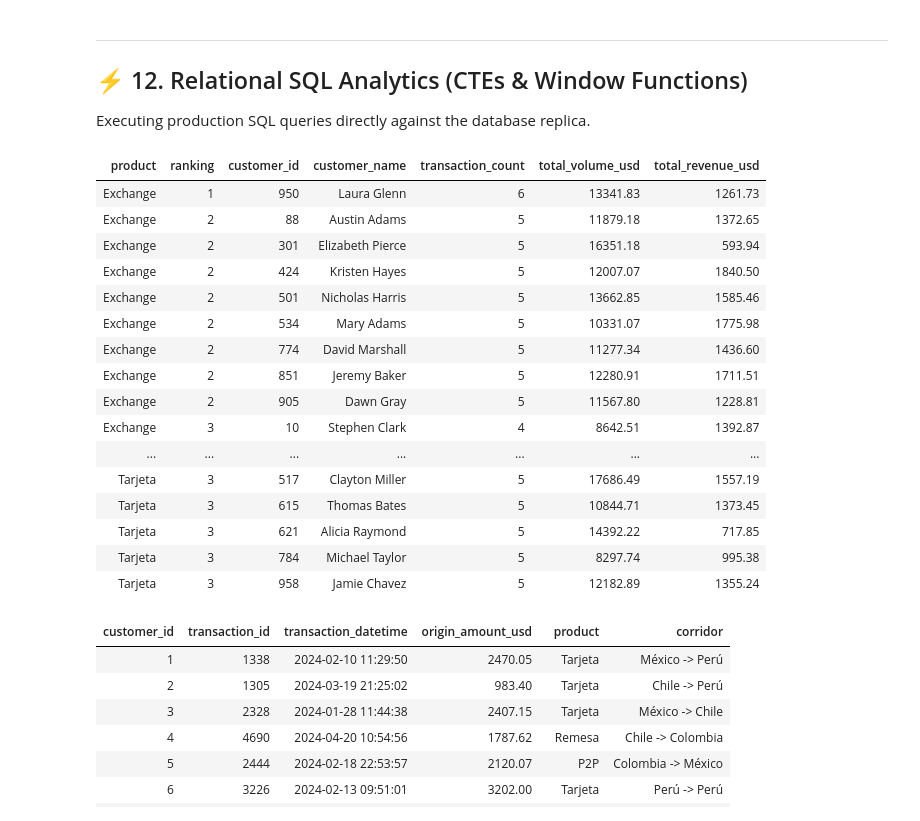
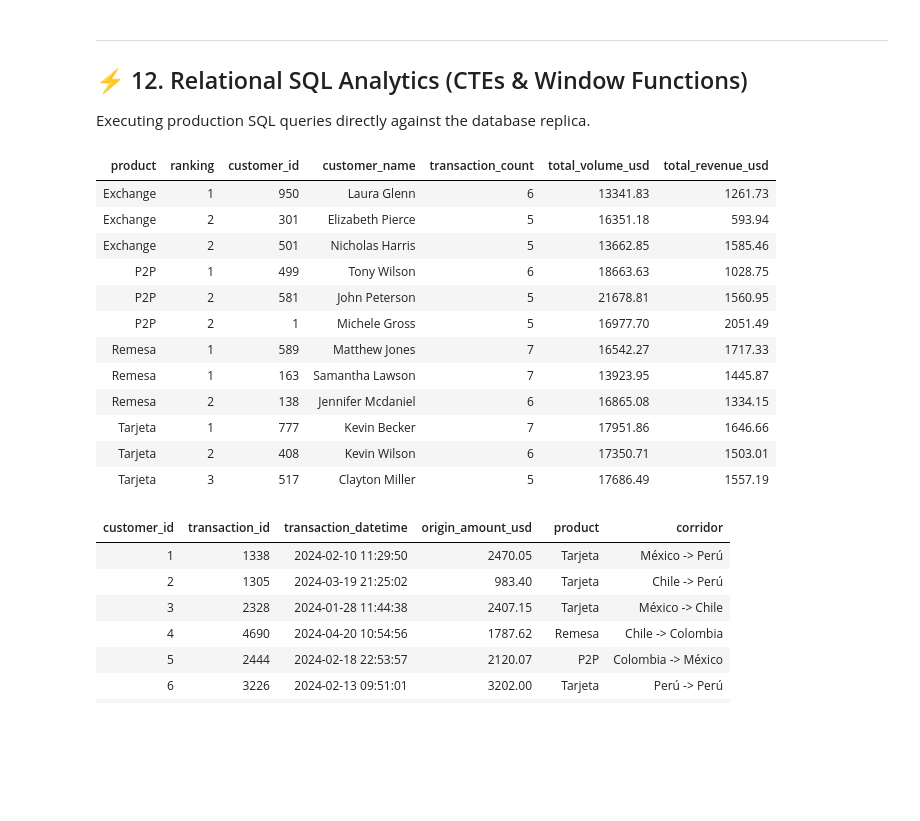
Before and after one commit to Nicocarello/neobank-data-ai, a Jupyter notebook: eda_neobank_analytics.ipynb, the cells around one changed output. Saved outputs shown, nothing was run; the diff lists cells and outputs as text; code cells hidden in the pictures; blank space fills up the shorter version.

Commit message:
fix: minimize top customers SQL output to 3 per product ordered by ranking and volume

```diff
--- a/eda_neobank_analytics.ipynb
+++ b/eda_neobank_analytics.ipynb
@@ -515,55 +515,55 @@ Inactive Customers (0 Txns): 11 (1.10%)
 ## ⚡ 12. Relational SQL Analytics (CTEs & Window Functions)
 Executing production SQL queries directly against the database replica.
 # %%
--- Top 3 customers with most transactions by product using DENSE_RANK()
+-- Top 3 customers with most transactions by product (ordered by ranking and volume)
 q3_sql = """
 WITH ranked_customers AS (
     SELECT
         t.product,
         c.customer_id,
         c.name || ' ' || c.last_name AS customer_name,
         COUNT(t.transaction_id) AS transaction_count,
         ROUND(SUM(t.origin_amount_usd), 2) AS total_volume_usd,
         ROUND(SUM(t.revenue), 2) AS total_revenue_usd,
         DENSE_RANK() OVER (
             PARTITION BY t.product
             ORDER BY COUNT(t.transaction_id) DESC
-        ) AS ranking
+        ) AS ranking,
+        ROW_NUMBER() OVER (
+            PARTITION BY t.product
+            ORDER BY COUNT(t.transaction_id) DESC, SUM(t.origin_amount_usd) DESC
+        ) AS row_num
     FROM "transaction" t
     JOIN customer c ON t.customer_id = c.customer_id
     GROUP BY t.product, c.customer_id, customer_name
 )
 SELECT
     product,
     ranking,
     customer_id,
     customer_name,
     transaction_count,
     total_volume_usd,
     total_revenue_usd
 FROM ranked_customers
-WHERE ranking <= 3
-ORDER BY product, ranking, transaction_count DESC;
+WHERE row_num <= 3
+ORDER BY product, ranking, total_volume_usd DESC;
 """
 pd.read_sql(q3_sql, conn)
 # %% [output]
 | product | ranking | customer_id | customer_name | transaction_count | total_volume_usd | total_revenue_usd |
 | Exchange | 1 | 950 | Laura Glenn | 6 | 13341.83 | 1261.73 |
-| Exchange | 2 | 88 | Austin Adams | 5 | 11879.18 | 1372.65 |
 | Exchange | 2 | 301 | Elizabeth Pierce | 5 | 16351.18 | 593.94 |
-| Exchange | 2 | 424 | Kristen Hayes | 5 | 12007.07 | 1840.50 |
 | Exchange | 2 | 501 | Nicholas Harris | 5 | 13662.85 | 1585.46 |
-| Exchange | 2 | 534 | Mary Adams | 5 | 10331.07 | 1775.98 |
-| Exchange | 2 | 774 | David Marshall | 5 | 11277.34 | 1436.60 |
-| Exchange | 2 | 851 | Jeremy Baker | 5 | 12280.91 | 1711.51 |
-| Exchange | 2 | 905 | Dawn Gray | 5 | 11567.80 | 1228.81 |
-| Exchange | 3 | 10 | Stephen Clark | 4 | 8642.51 | 1392.87 |
-| ... | ... | ... | ... | ... | ... | ... |
+| P2P | 1 | 499 | Tony Wilson | 6 | 18663.63 | 1028.75 |
+| P2P | 2 | 581 | John Peterson | 5 | 21678.81 | 1560.95 |
+| P2P | 2 | 1 | Michele Gross | 5 | 16977.70 | 2051.49 |
+| Remesa | 1 | 589 | Matthew Jones | 7 | 16542.27 | 1717.33 |
+| Remesa | 1 | 163 | Samantha Lawson | 7 | 13923.95 | 1445.87 |
+| Remesa | 2 | 138 | Jennifer Mcdaniel | 6 | 16865.08 | 1334.15 |
+| Tarjeta | 1 | 777 | Kevin Becker | 7 | 17951.86 | 1646.66 |
+| Tarjeta | 2 | 408 | Kevin Wilson | 6 | 17350.71 | 1503.01 |
 | Tarjeta | 3 | 517 | Clayton Miller | 5 | 17686.49 | 1557.19 |
-| Tarjeta | 3 | 615 | Thomas Bates | 5 | 10844.71 | 1373.45 |
-| Tarjeta | 3 | 621 | Alicia Raymond | 5 | 14392.22 | 717.85 |
-| Tarjeta | 3 | 784 | Michael Taylor | 5 | 8297.74 | 995.38 |
-| Tarjeta | 3 | 958 | Jamie Chavez | 5 | 12182.89 | 1355.24 |
 # %%
 -- First transaction of each customer (Activation Cohort)
 q4_sql = """
```
